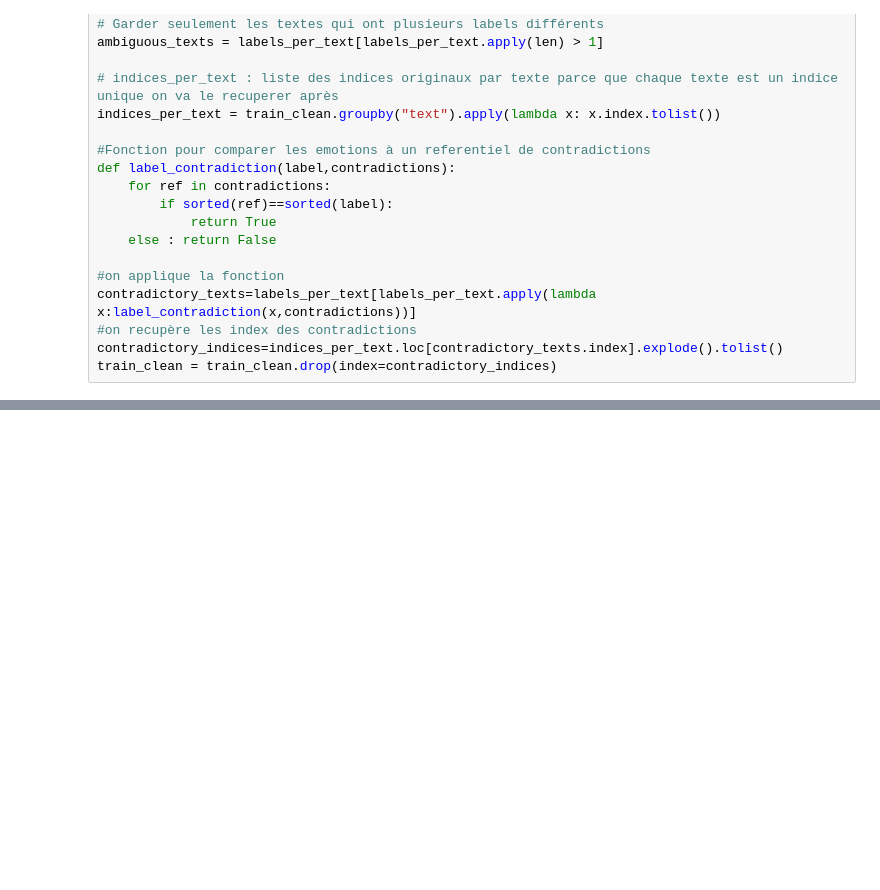
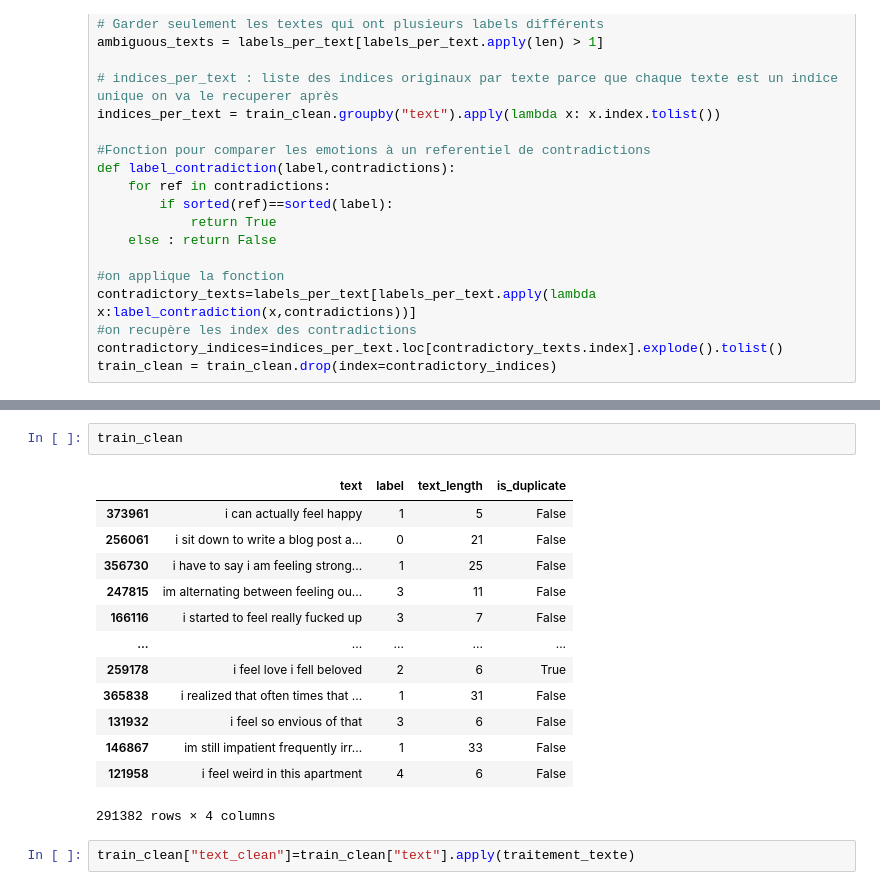
Before and after one commit to YabaCoffie/emotions, a Jupyter notebook: emotions.ipynb, the cells around one changed output, grey strips where cells are left out. Saved outputs shown, nothing was run; the diff lists cells and outputs as text; blank space fills up the shorter version.

```diff
--- a/emotions.ipynb
+++ b/emotions.ipynb
@@ -206,0 +230,18 @@ train_clean = train_clean.drop(index=contradictory_indices)
+# %%
+train_clean
+# %% [output]
+|  | text | label | text_length | is_duplicate |
+| 373961 | i can actually feel happy | 1 | 5 | False |
+| 256061 | i sit down to write a blog post a... | 0 | 21 | False |
+| 356730 | i have to say i am feeling strong... | 1 | 25 | False |
+| 247815 | im alternating between feeling ou... | 3 | 11 | False |
+| 166116 | i started to feel really fucked up | 3 | 7 | False |
+| ... | ... | ... | ... | ... |
+| 259178 | i feel love i fell beloved | 2 | 6 | True |
+| 365838 | i realized that often times that ... | 1 | 31 | False |
+| 131932 | i feel so envious of that | 3 | 6 | False |
+| 146867 | im still impatient frequently irr... | 1 | 33 | False |
+| 121958 | i feel weird in this apartment | 4 | 6 | False |
+291382 rows × 4 columns
+# %%
+train_clean["text_clean"]=train_clean["text"].apply(traitement_texte)
```
Also changed, not shown: parts of 8 cells of this notebook.
